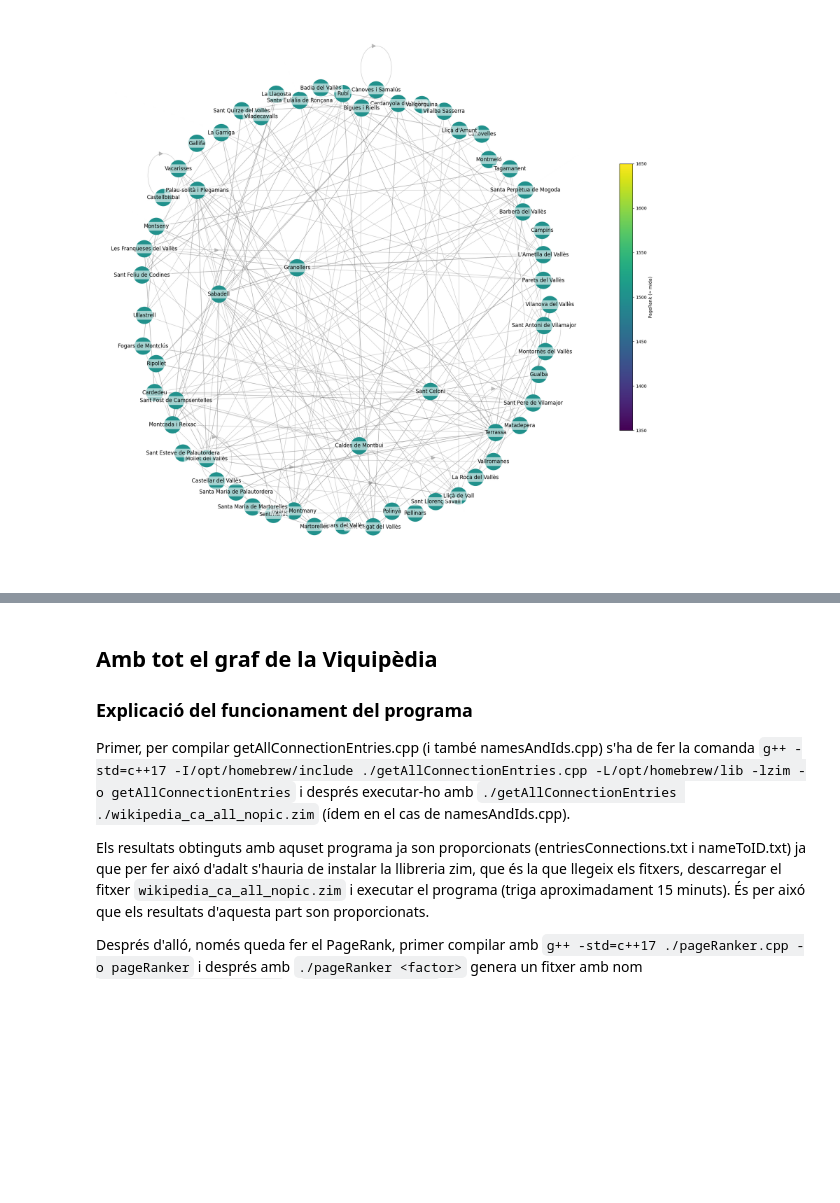
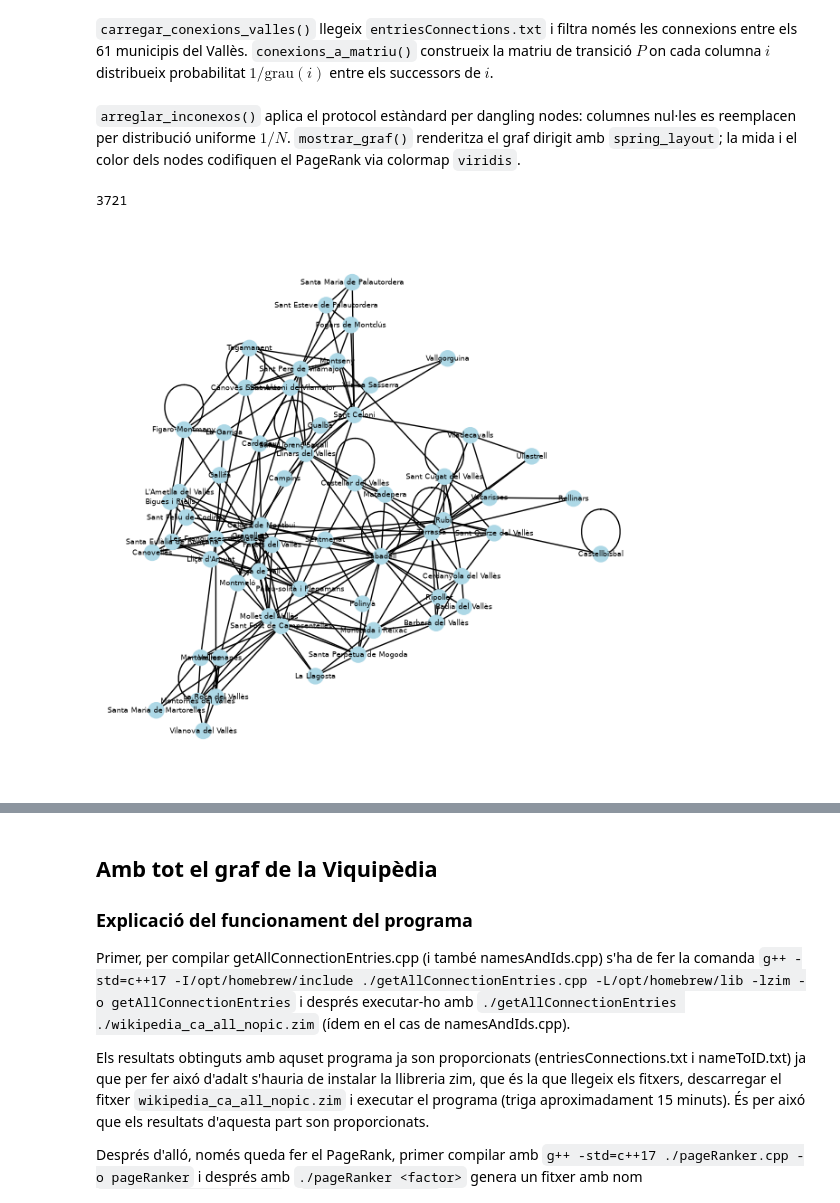
Before and after one commit to TheRepSter/ModSimPageRank, a Jupyter notebook: pageRank.ipynb, the cells around one changed output, grey strips where cells are left out. Drawn from its saved outputs; the diff is of its cells as text; code cells hidden in the pictures; blank space fills up the shorter version.

Commit message:
text cells

```diff
--- a/pageRank.ipynb
+++ b/pageRank.ipynb
@@ -19,3 +29,5 @@ pos_to_id = {i: id for i, id in enumerate(idToName)}
+# %% [markdown]
+`carregar_conexions_valles()` llegeix `entriesConnections.txt` i filtra només les connexions entre els 61 municipis del Vallès. `conexions_a_matriu()` construeix la matriu de transició $P$ on cada columna $i$ distribueix probabilitat $1/\text{grau}(i)$ entre els successors de $i$.
 # %%
 def carregar_conexions_valles() -> dict[int:list[int]]:
     valles_connections:dict[int:list[int]] = {}
@@ -52,50 +64,33 @@ def arreglar_inconexos(matriu_dajacencia:np.matrix) -> np.matrix:
                 matriu_dajacencia[j][i] = 1/len(id_to_pos)
 
     return matriu_dajacencia
-# %%
-def mostrar_graf(matriu_dajacencia: np.ndarray, mides_nodes: list[int] | None = None) -> None:
-    N = matriu_dajacencia.shape[0]
-    if mides_nodes is None:
-        mides_nodes = [1500] * N
-
-    full_connect = {i for i in range(N)
-                    if np.count_nonzero(matriu_dajacencia[:, i]) == N}
-
-    G = nx.from_numpy_array(matriu_dajacencia, create_using=nx.DiGraph)
-    normal_edges = [(u, v) for u, v in G.edges()
-                    if u not in full_connect and v not in full_connect]
-    dotted_edges = [(u, v) for u, v in G.edges()
-                    if u in full_connect or v in full_connect]
-
-    pos = nx.spring_layout(G, k=3.0, seed=42, iterations=100)
-    labels = {i: idToName[id] for id, i in id_to_pos.items()}
-
-    fig, ax = plt.subplots(figsize=(18, 18))
-
-    nodes = nx.draw_networkx_nodes(
-        G, pos, ax=ax,
-        node_color=mides_nodes, cmap="viridis",   # color = PageRank
-        node_size=mides_nodes,
-    )
-    nx.draw_networkx_labels(
-        G, pos, labels=labels, ax=ax, font_size=12,
-        bbox=dict(boxstyle="round", fc="white", ec="none", alpha=0.6),
-    )
-    nx.draw_networkx_edges(G, pos, edgelist=normal_edges, ax=ax,
-                           alpha=0.5, width=0.8, edge_color="gray",
-                           arrows=True, arrowstyle='-|>', arrowsize=22)
-    nx.draw_networkx_edges(G, pos, edgelist=dotted_edges, ax=ax,
-                           style='dotted', alpha=0.12, width=0.5, edge_color="red",
-                           arrows=True, arrowstyle='-|>', arrowsize=14)
-
-    fig.colorbar(nodes, ax=ax, fraction=0.025, label="PageRank (∝ mida)")
-    ax.axis('off')
-    plt.tight_layout()
-    plt.show()
-    plt.close(fig)
-valles_connections = carregar_conexions_valles()
-valles_matrix_inconex = conexions_a_matriu(valles_connections)
-
-mostrar_graf(valles_matrix_inconex)
-# %% [output]
-[figure, removed]
+# %% [markdown]
+`arreglar_inconexos()` aplica el protocol estàndard per dangling nodes: columnes nul·les es reemplacen per distribució uniforme $1/N$. `mostrar_graf()` renderitza el graf dirigit amb `spring_layout`; la mida i el color dels nodes codifiquen el PageRank via colormap `viridis`.
+# %%
+def mostrar_graf(matriu_dajacencia:np.matrix, mides_nodes:list[int]|None=None) -> None:
+    print(matriu_dajacencia.size)
+    if mides_nodes is None:
+        mides_nodes = [150 for _ in range(matriu_dajacencia.shape[0])]
+
+    G = nx.from_numpy_array(matriu_dajacencia)
+
+    # Dibuixar
+    plt.figure(figsize=(6, 6))
+    nx.draw(
+        G,
+        labels={i: idToName[id] for id, i in id_to_pos.items()},
+        with_labels=True,
+        node_color="lightblue",
+        node_size=mides_nodes,
+        font_size=6
+    )
+
+    plt.show()
+
+valles_connections = carregar_conexions_valles()
+valles_matrix_inconex = conexions_a_matriu(valles_connections)
+
+mostrar_graf(valles_matrix_inconex)
+# %% [output]
+3721
+[figure, added]
```
Also changed, not shown: parts of 16 cells of this notebook.
